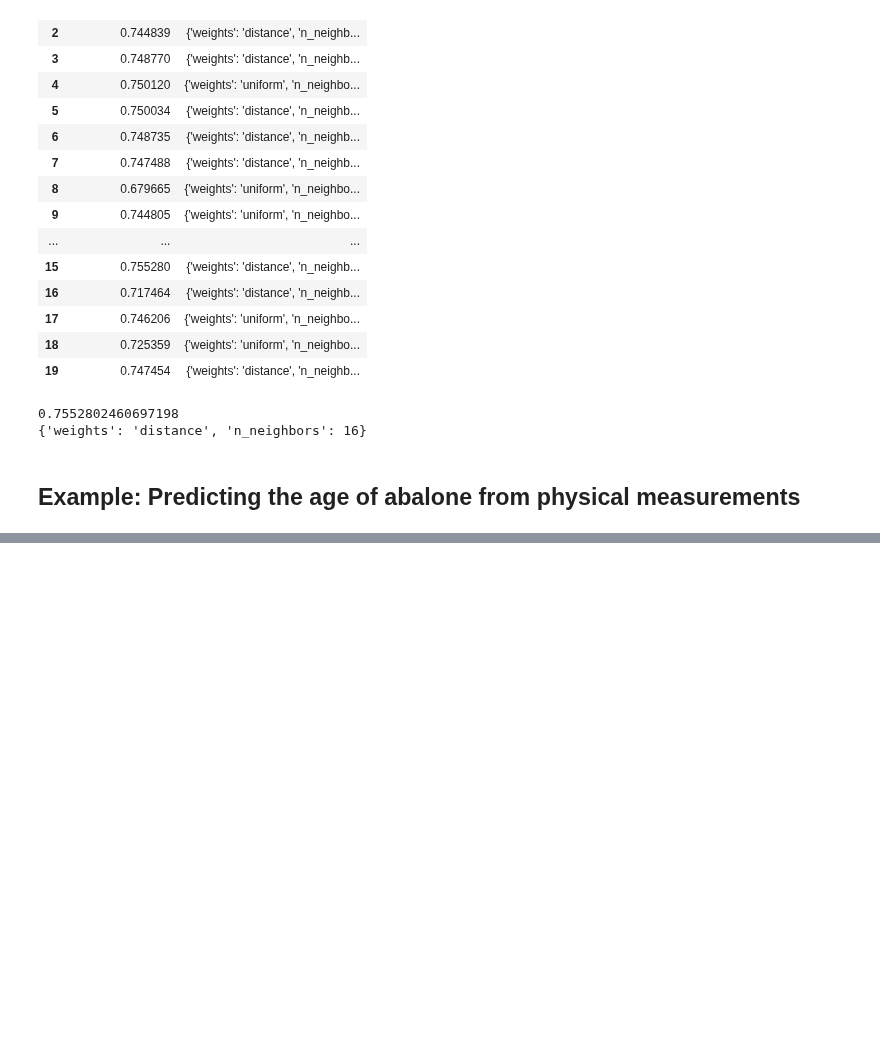
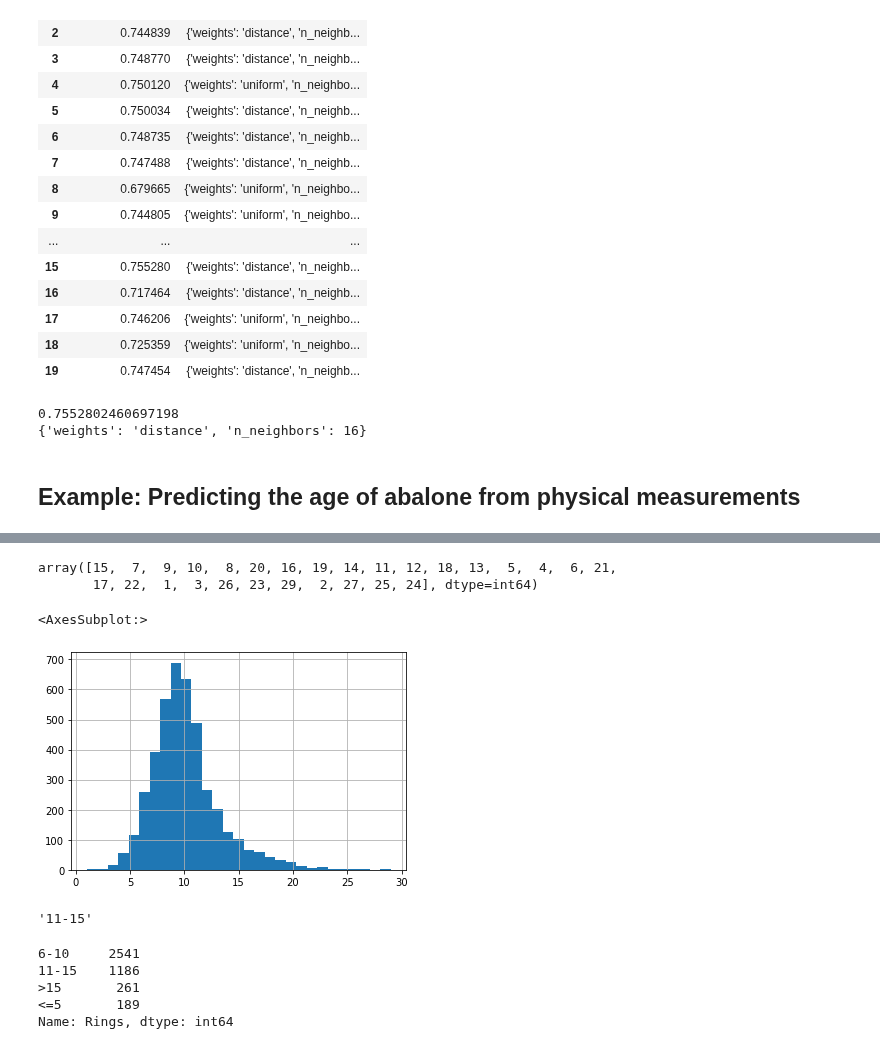
Before and after one commit to um-perez-alvaro/Data-Science-Practice, a Jupyter notebook: Jupyter Notebooks/Classification/notebooks/Part III. Grid Search.ipynb, the cells around one changed output, grey strips where cells are left out. Saved outputs shown, nothing was run; the diff lists cells and outputs as text; code cells hidden in the pictures; blank space fills up the shorter version.

```diff
--- a/Jupyter Notebooks/Classification/notebooks/Part III. Grid Search.ipynb
+++ b/Jupyter Notebooks/Classification/notebooks/Part III. Grid Search.ipynb
@@ -192,0 +201,5 @@ print(grid.best_params_)
+# %%
+# load abalone data
+url = 'https://raw.githubusercontent.com/um-perez-alvaro/Data-Science-Practice/master/Data/abalone.csv'
+abalone = pd.read_csv(url)
+abalone.head()
@@ -192,0 +213,11 @@ print(grid.best_params_)
+# %%
+abalone.Rings.unique()
+# %% [output]
+array([15,  7,  9, 10,  8, 20, 16, 19, 14, 11, 12, 18, 13,  5,  4,  6, 21,
+       17, 22,  1,  3, 26, 23, 29,  2, 27, 25, 24], dtype=int64)
+# %%
+# age/rings distribution
+abalone.Rings.hist(bins=29)
+# %% [output]
+<AxesSubplot:>
+[figure, added]
@@ -192,0 +235,4 @@ print(grid.best_params_)
+# %%
+age(15)
+# %% [output]
+'11-15'
@@ -192,0 +241,8 @@ print(grid.best_params_)
+# %%
+abalone.Rings.value_counts()
+# %% [output]
+6-10     2541
+11-15    1186
+>15       261
+<=5       189
+Name: Rings, dtype: int64
```
Also changed, not shown: parts of 13 cells of this notebook.
